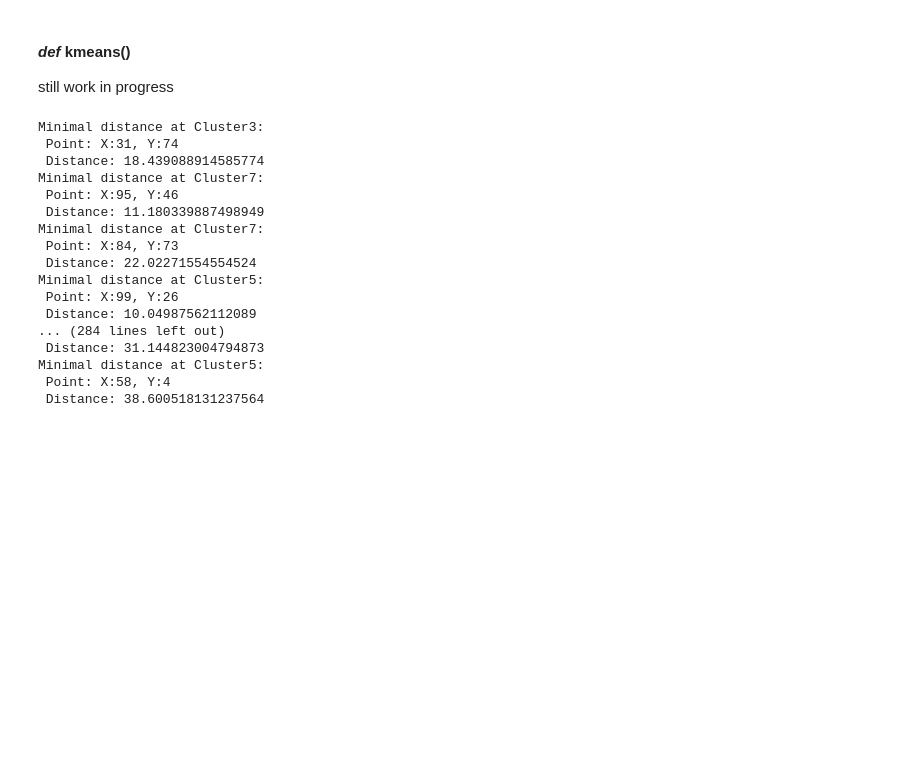
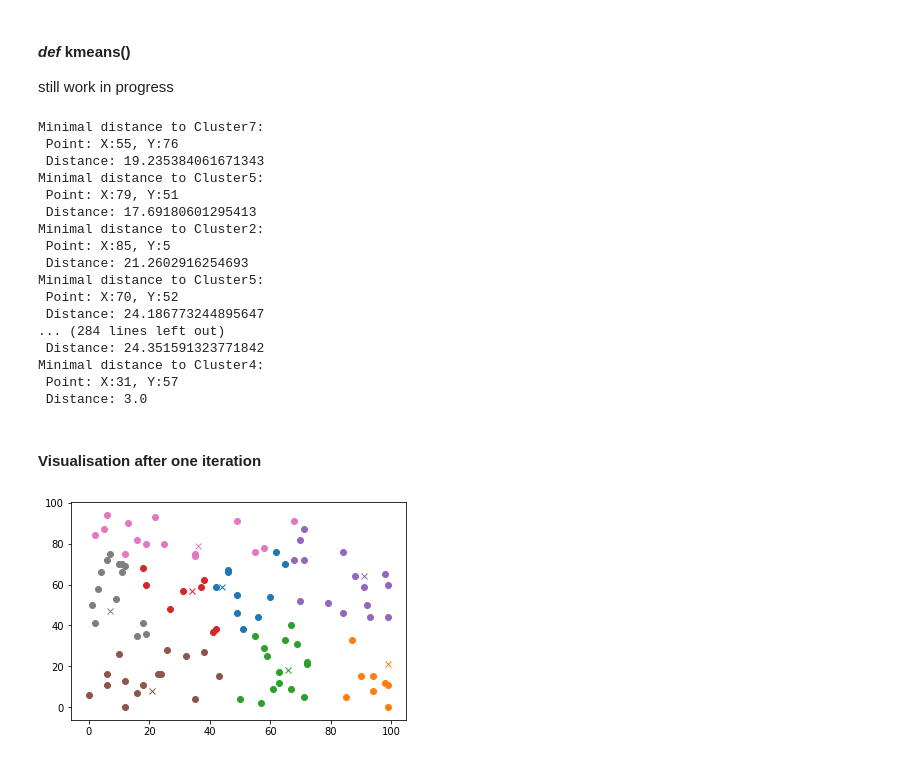
Before and after one commit to datascience-mobi/project-04-group-04, a Jupyter notebook: Bioinfo_Projekt.ipynb, the cells around one changed output. Saved outputs shown, nothing was run; the diff lists cells and outputs as text; code cells hidden in the pictures; blank space fills up the shorter version.

```diff
--- a/Bioinfo_Projekt.ipynb
+++ b/Bioinfo_Projekt.ipynb
@@ -263,14 +263,18 @@ df_rand = pd.DataFrame(np.random.randint(0,100,size=(2, 100)), index =("PC1","PC
 # %%
 #create clusters
 clusters = 8
+maxiterations = 300
+inits = 10
 clust_value = []
 global_distances = []
 distances = []
+points_in_cluster = []
 
 
 for i in range(clusters): # creating random clusters within range of dataset values
     rng = [random.randint(1,max(df_rand)), random.randint(1,max(df_rand))]
     clust_value.append(rng)
+    points_in_cluster.append([])
 
 for j in range(df_rand.shape[1]): # elements in data
     for i in range(clusters):     # writing distance in a list for each gene
@@ -280,28 +284,42 @@ for j in range(df_rand.shape[1]): # elements in data
         distances.append(dist)
 
     global_distances.append(distances)
+    points_in_cluster[global_distances[j].index(min(global_distances[j]))].append(([df_rand.at["PC1", j],df_rand.at["PC2", j]]))
     distances = []
-    print("Minimal distance at Cluster" + str(global_distances[j].index(min(global_distances[j]))+1) +
+
+
+    print("Minimal distance to Cluster" + str(global_distances[j].index(min(global_distances[j]))+1) +
           ":\n Point: " + "X:"+str(df_rand.at["PC1", j]) + ", Y:" + str(df_rand.at["PC2", j]) +"\n Distance: "
           + str(min(global_distances[j])))
 
 
 #print("Clusters" + str(clust_value))
 # %% [output]
-Minimal distance at Cluster3:
- Point: X:31, Y:74
- Distance: 18.439088914585774
-Minimal distance at Cluster7:
- Point: X:95, Y:46
- Distance: 11.180339887498949
-Minimal distance at Cluster7:
- Point: X:84, Y:73
- Distance: 22.02271554554524
-Minimal distance at Cluster5:
- Point: X:99, Y:26
- Distance: 10.04987562112089
+Minimal distance to Cluster7:
+ Point: X:55, Y:76
+ Distance: 19.235384061671343
+Minimal distance to Cluster5:
+ Point: X:79, Y:51
+ Distance: 17.69180601295413
+Minimal distance to Cluster2:
+ Point: X:85, Y:5
+ Distance: 21.2602916254693
+Minimal distance to Cluster5:
+ Point: X:70, Y:52
+ Distance: 24.186773244895647
 ... (284 lines left out)
- Distance: 31.144823004794873
-Minimal distance at Cluster5:
- Point: X:58, Y:4
- Distance: 38.600518131237564
+ Distance: 24.351591323771842
+Minimal distance to Cluster4:
+ Point: X:31, Y:57
+ Distance: 3.0
+# %% [markdown]
+#### Visualisation after one iteration
+# %%
+for i in range(clusters):
+    plt.plot(clust_value[i][0],clust_value[i][1],"x")
+    clusterframe = pd.DataFrame(points_in_cluster[i])
+    plt.scatter(clusterframe[0],clusterframe[1])
+
+plt.show()
+# %% [output]
+[figure, added]
```
